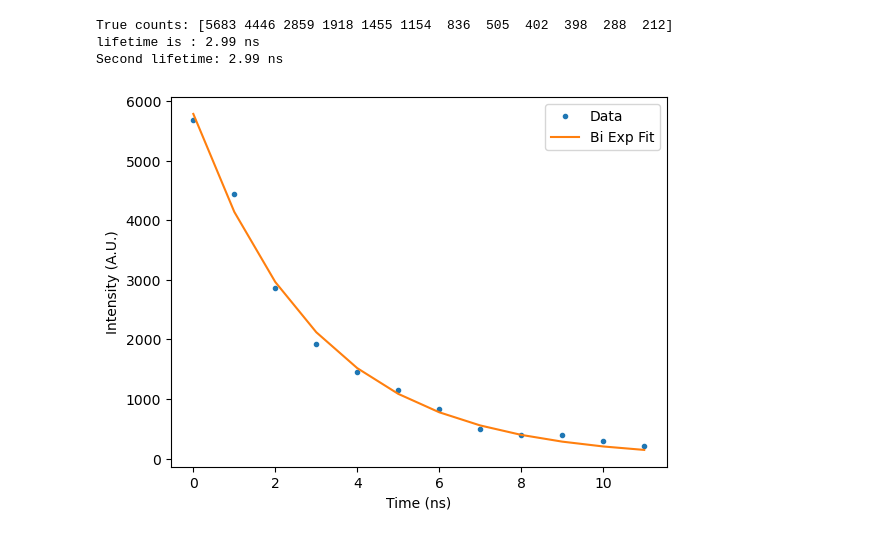
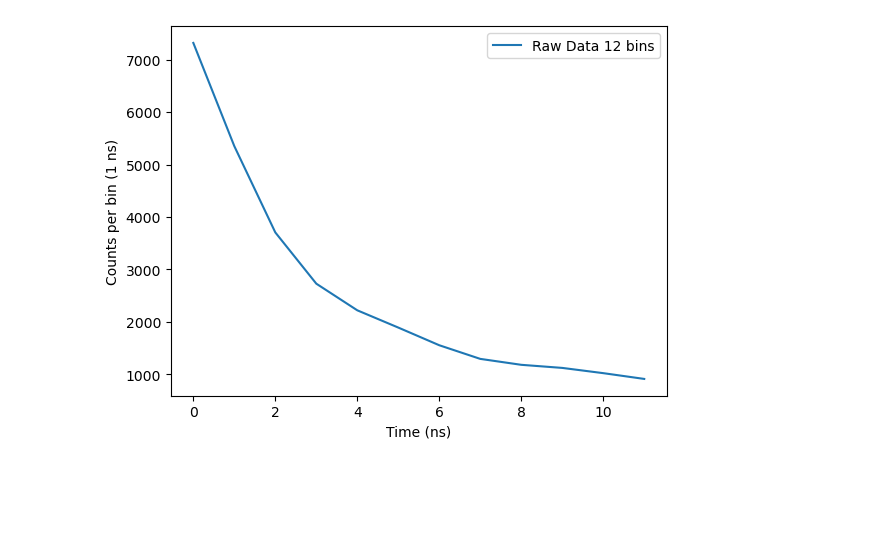
Before and after one commit to UW-Quantum-Defect-Lab/qdmodel, a Jupyter notebook: qdanalysis/timetagger_analysis/lifetimeanalysis.ipynb, the cells around one changed output. Cells and saved outputs as stored; diff of their text form; code cells hidden in the pictures; blank space fills up the shorter version.

```diff
--- a/qdanalysis/timetagger_analysis/lifetimeanalysis.ipynb
+++ b/qdanalysis/timetagger_analysis/lifetimeanalysis.ipynb
@@ -152,65 +155,11 @@ Text(0, 0.5, 'Counts per bin (1 ns)')
-# %%
-true_cts = cts_nv - cts_12
-print(f"True counts: {true_cts}")
-# true_cts = true_cts - min(true_cts) # normalize counts #PLAY WITH THIS, comment in and out to see what looks better
-# true_cts = true_cts/max(true_cts) # normalize counts
-from scipy import special
-
-def expgaussian(x, a, c, f):
-    std = 0.417
-    arg1 = a / 2 * (2 * f + a * std**2 - 2 * x)
-    arg2 = (f + a * std**2 - x) / (np.sqrt(2) * std)
-    return c / 2 * np.exp(arg1) * special.erfc(arg2)
-
-    # return c/2*np.exp(a/2*(2*f+a*std**2-2*x))*special.erfc((f+a*std**2-x)/(np.sqrt(2)*std)) # std obtained from fit_gaussian function call
-    # https://arxiv.org/pdf/2201.03561.pdf - where math function is coming from
-def fit_expgaussian(x, y):
-    a0 = 2
-    c0 = 1
-    f0 = 0.0
-
-    p0 = [a0, c0, f0]
-    boundsp0 = ((0, 0, 0),(20, 100, 30))
-    popt, pcov = curve_fit(expgaussian, x, y, p0=p0, maxfev=10000, gtol = 1e-10)
-
-    # Plot the data and the fitted curve
-    plt.plot(x, y, label='Data')
-    plt.plot(x, expgaussian(x, *popt), label='ExpGaussian Fit')
-    plt.xlabel('Time (ns)')
-    plt.ylabel('Counts per bin (100ps)')
-    plt.legend()
-
-    # Add the FWHM to the legend
-    plt.legend(['Data', 'BiExpGaussian Fit'])
-    print("lifetime is: (in ns)")
-    print(1/popt[0])
-    print(1/popt[1])
-    plt.show()
-# fit_expgaussian(times_nv, true_cts) # 1.06 ns is FWHM of gaussian laser
-
-def bi_exponential(x, amplitude_1, lifetime_1, amplitude_2, lifetime_2):
-    return amplitude_1 * np.exp(-x/lifetime_1) + amplitude_2 *np.exp(-x/lifetime_2)
-
-def fit_biexponential(x, y):
-    amplitude_1_0 = 5683
-    lifetime_1_0 = 10
-    amplitude_2_0 = 1918
-    lifetime_2_0 = 3
-    p0 = [amplitude_1_0, lifetime_1_0, amplitude_2_0, lifetime_2_0]
-
-    popt, pcov = curve_fit(bi_exponential, x, y, p0=p0, maxfev=10000, gtol = 1e-10)
-    return popt, pcov
-
-popt, pcov = fit_biexponential(times_nv, true_cts)
-print(f"lifetime is : {popt[1]:.2f} ns")
-print(f"Second lifetime: {popt[3]:.2f} ns")
-
-legend = ["Data", "Bi Exp Fit"]
-x_label = "Time (ns)"
-y_label = "Intensity (A.U.)"
-plot_data(times_nv, true_cts, bi_exponential, popt, legend, x_label, y_label)
-# %% [output]
-True counts: [5683 4446 2859 1918 1455 1154  836  505  402  398  288  212]
-lifetime is : 2.99 ns
-Second lifetime: 2.99 ns
-[figure, removed]
+# %%
+data_file_name_12_bins = "Histogram_2025-08-05_203152_data_12.txt"
+
+times_qd_12, cts_qd_12, num_files_qd_12 = read_multiple_text_files([f"{DATA_ABSOLUTE_PATH}{data_file_name_12_bins}"])
+
+data_label_12 = "Raw Data 12 bins"
+x_label = "Time (ns)"
+y_label = "Counts per bin (1 ns)"
+plot_data(times_qd_12, cts_qd_12, data_label_12, x_label, y_label)
+# %% [output]
+[figure, added]
```
Also changed, not shown: parts of 9 cells of this notebook.
